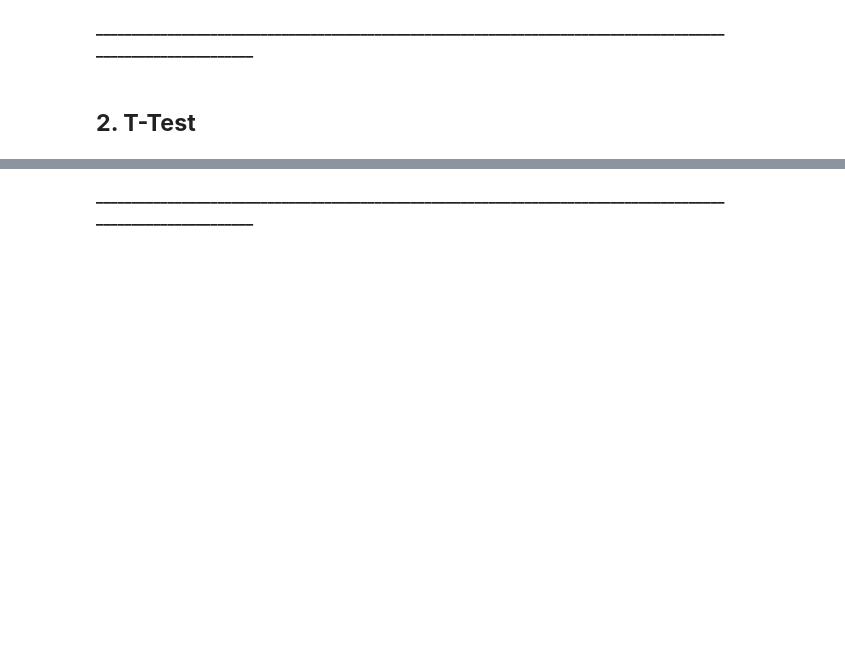
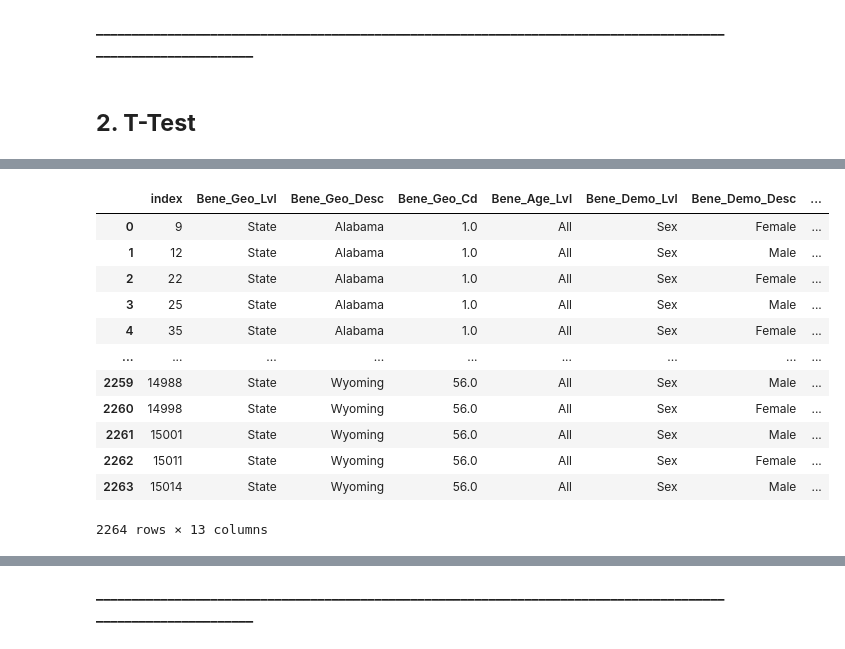
Before and after one commit to c-susan/datasci_5_statistics, a Jupyter notebook: python_statistics.ipynb, the cells around one changed output, grey strips where cells are left out. Drawn from its saved outputs; the diff is of its cells as text; code cells hidden in the pictures; blank space fills up the shorter version.

```diff
--- a/python_statistics.ipynb
+++ b/python_statistics.ipynb
@@ -78,0 +112,17 @@ Since the p-value of 0.389 is more than the significance level of 0.05, we do no
+# %%
+df2 = pd.read_csv('cleaned_specific_chronic_conditions.csv')
+df2
+# %% [output]
+|  | index | Bene_Geo_Lvl | Bene_Geo_Desc | Bene_Geo_Cd | Bene_Age_Lvl | Bene_Demo_Lvl | Bene_Demo_Desc | ... |
+| 0 | 9 | State | Alabama | 1.0 | All | Sex | Female | ... |
+| 1 | 12 | State | Alabama | 1.0 | All | Sex | Male | ... |
+| 2 | 22 | State | Alabama | 1.0 | All | Sex | Female | ... |
+| 3 | 25 | State | Alabama | 1.0 | All | Sex | Male | ... |
+| 4 | 35 | State | Alabama | 1.0 | All | Sex | Female | ... |
+| ... | ... | ... | ... | ... | ... | ... | ... | ... |
+| 2259 | 14988 | State | Wyoming | 56.0 | All | Sex | Male | ... |
+| 2260 | 14998 | State | Wyoming | 56.0 | All | Sex | Female | ... |
+| 2261 | 15001 | State | Wyoming | 56.0 | All | Sex | Male | ... |
+| 2262 | 15011 | State | Wyoming | 56.0 | All | Sex | Female | ... |
+| 2263 | 15014 | State | Wyoming | 56.0 | All | Sex | Male | ... |
+2264 rows × 13 columns
```
Also changed, not shown: parts of 9 cells of this notebook.
